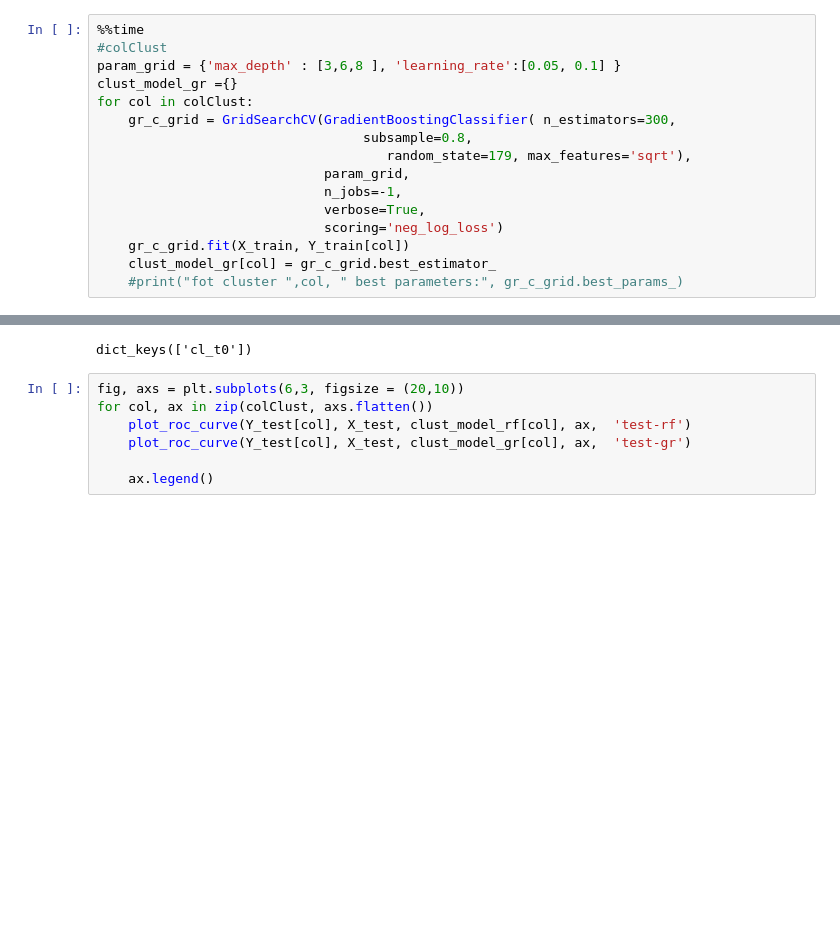
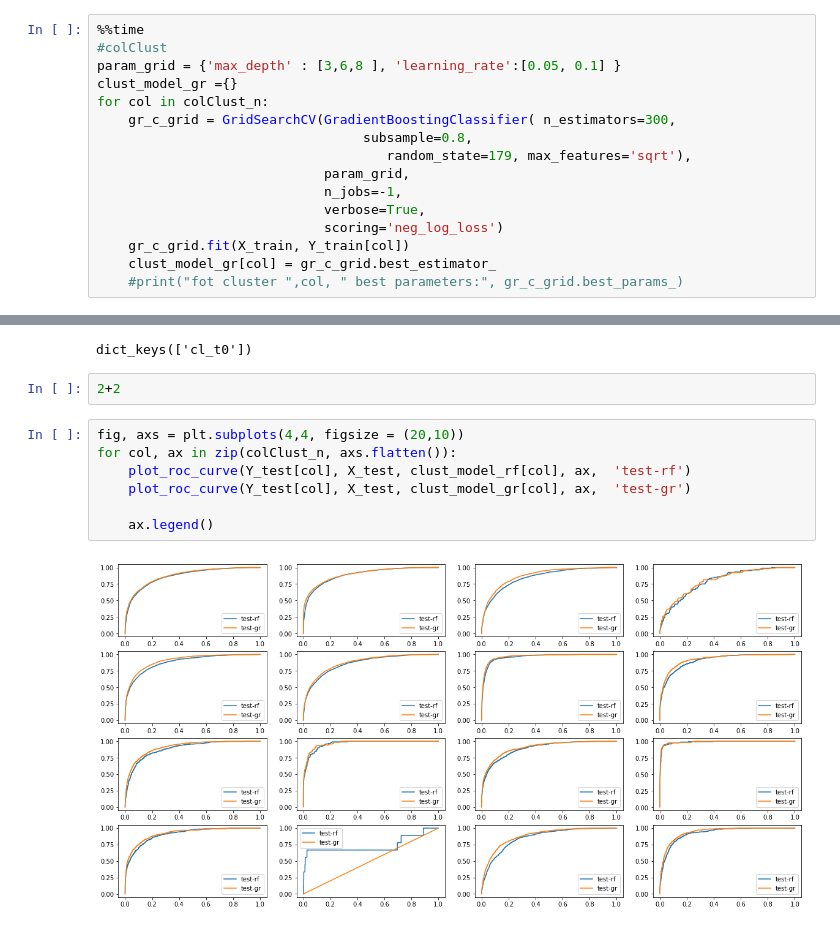
Before and after one commit to Myau5x/anti-recommender, a Jupyter notebook: predicting_cluster.ipynb, the cells around one changed output, grey strips where cells are left out. Drawn from its saved outputs; the diff is of its cells as text; blank space fills up the shorter version.

```diff
--- a/predicting_cluster.ipynb
+++ b/predicting_cluster.ipynb
@@ -384,7 +395,7 @@ Fitting 3 folds for each of 12 candidates, totalling 36 fits
 #colClust
 param_grid = {'max_depth' : [3,6,8 ], 'learning_rate':[0.05, 0.1] }
 clust_model_gr ={}
-for col in colClust:
+for col in colClust_n:
     gr_c_grid = GridSearchCV(GradientBoostingClassifier( n_estimators=300,
                                   subsample=0.8,
                                      random_state=179, max_features='sqrt'),
@@ -403,10 +423,14 @@ AttributeError: 'GradientBoostingClassifier' object has no attribute 'copy'
 # %%
 # %% [output]
 dict_keys(['cl_t0'])
+# %%
+2+2
 # %%
-fig, axs = plt.subplots(6,3, figsize = (20,10))
-for col, ax in zip(colClust, axs.flatten())
+fig, axs = plt.subplots(4,4, figsize = (20,10))
+for col, ax in zip(colClust_n, axs.flatten()):
     plot_roc_curve(Y_test[col], X_test, clust_model_rf[col], ax,  'test-rf')
     plot_roc_curve(Y_test[col], X_test, clust_model_gr[col], ax,  'test-gr')
 
     ax.legend()
+# %% [output]
+[figure, added]
```
Also changed, not shown: parts of 2 cells of this notebook, 1 other file.
